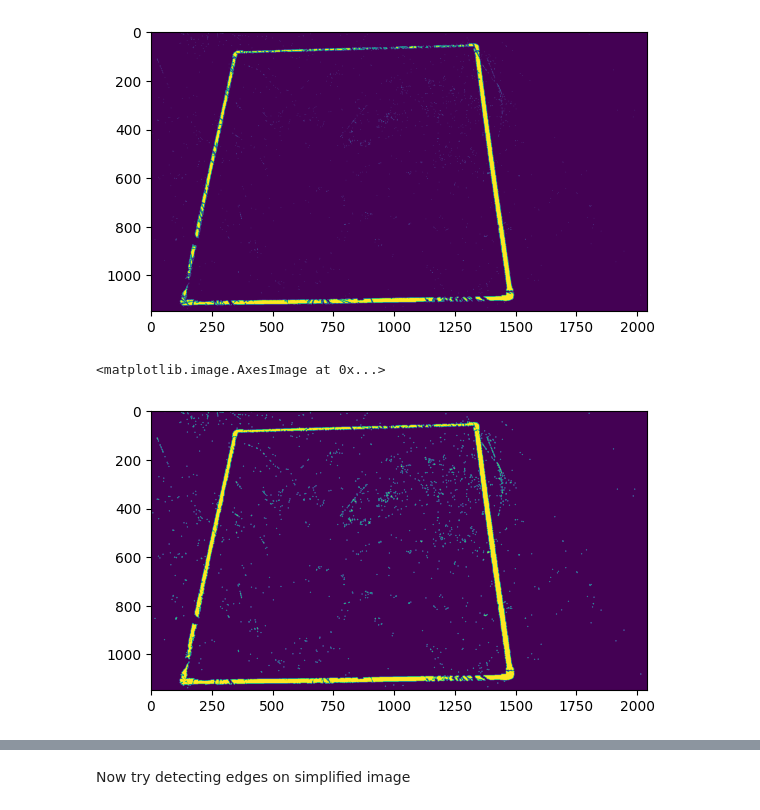
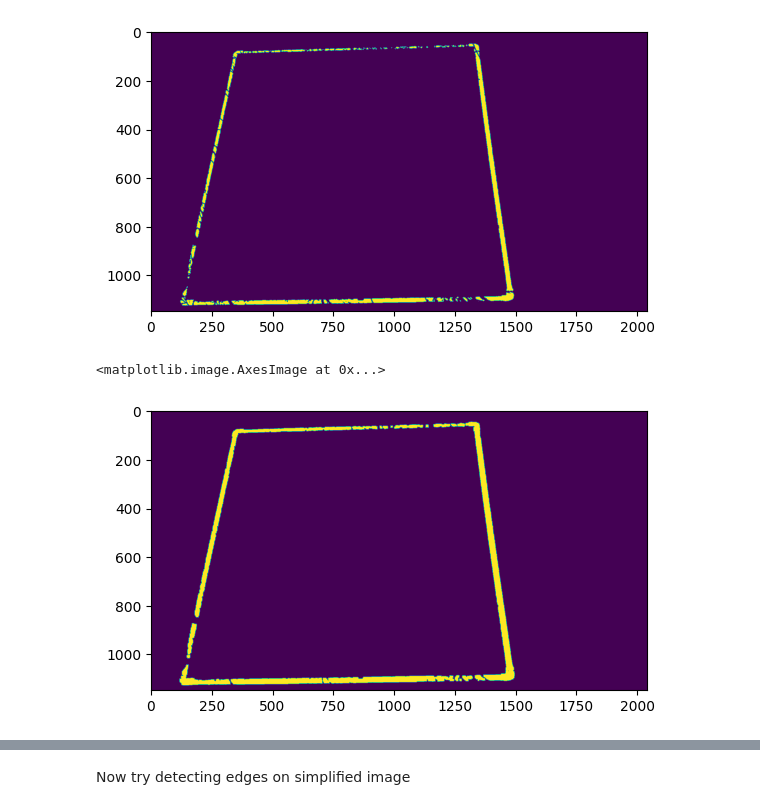
Before and after one commit to dustydells/mtech_reu_plants, a Jupyter notebook: sandbox.ipynb, the cells around one changed output, grey strips where cells are left out. Saved outputs shown, nothing was run; the diff lists cells and outputs as text; code cells hidden in the pictures.

Commit message:
have some methods for turning quadrat into isolated square, need to test on more

```diff
--- a/sandbox.ipynb
+++ b/sandbox.ipynb
@@ -1111,7 +1108,10 @@ binary_otsu = img_float >= .93 # .90 is meant to pick up the white of the quadra
 # Convert back to ubyte
 img_ubyte = img_as_ubyte(binary_otsu)
 
-plt.imshow(img_ubyte)
+# Use median filter to remove the noise in the rest of the image so only the quadrat will get used
+blurred_ubyte = ndimage.median_filter(img_ubyte, 4)
+
+plt.imshow(blurred_ubyte)
 
 # cv2.imshow('img', img_ubyte)
 
@@ -1123,13 +1123,13 @@ plt.imshow(img_ubyte)
 # %%
 # Random sreeni cleanup code that might do stuff to pull together shapes?
 kernel = np.ones((3,3), np.uint8)
 # Ok don't do erosion - it made it worse.
 # eroded = cv2.erode(img_ubyte, kernel, iterations = 1)
 
 # Dilation pulls together the shapes quite well.
-dilated = cv2.dilate(img_ubyte, kernel, iterations = 1)
+dilated = cv2.dilate(blurred_ubyte, kernel, iterations = 3)
 
 plt.imshow(dilated)
 # %% [output]
 <matplotlib.image.AxesImage at 0x...>
-[figure, old version]
+[figure, new version]
```
Also changed, not shown: parts of 11 cells of this notebook, 2 other files.
